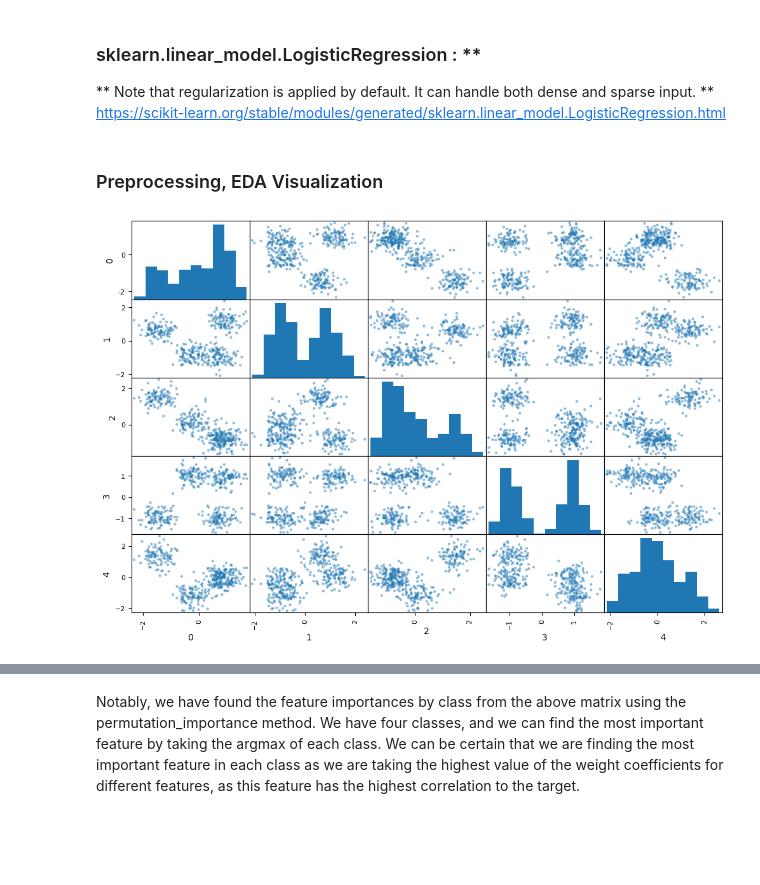
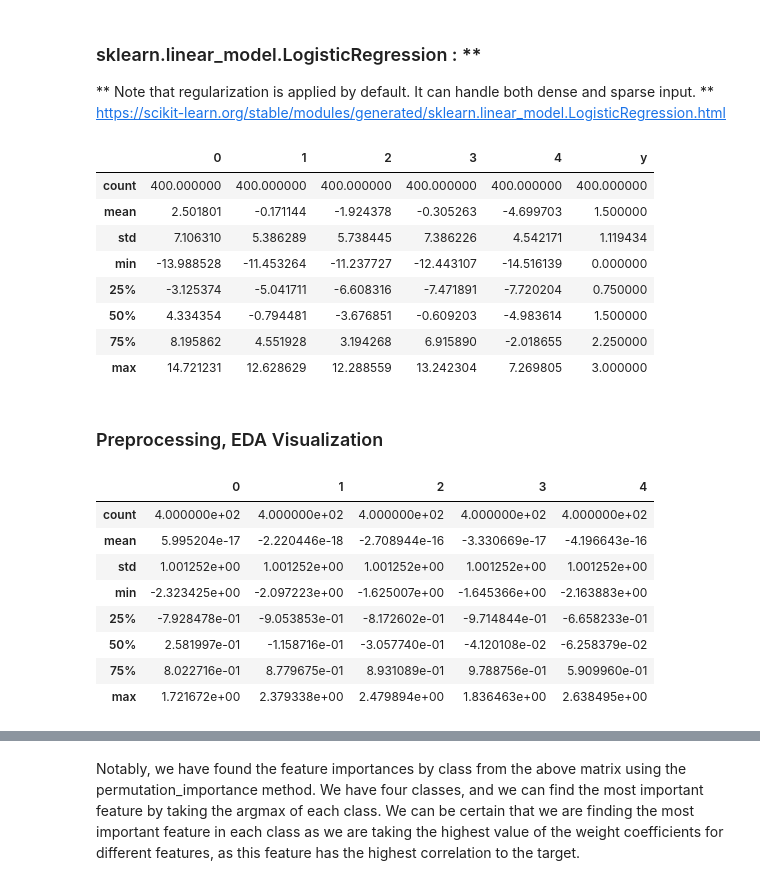
Before and after one commit to matthewpkearney/cs559_hw4, a Jupyter notebook: HW4_MattKearney.ipynb, the cells around one changed output, grey strips where cells are left out. Saved outputs shown, nothing was run; the diff lists cells and outputs as text; code cells hidden in the pictures; blank space fills up the shorter version.

```diff
--- a/HW4_MattKearney.ipynb
+++ b/HW4_MattKearney.ipynb
@@ -7,13 +7,24 @@
 # %%
 from sklearn import datasets
 import pandas as pd
 import numpy as np
 
 X, y, centers = datasets.make_blobs(n_samples = 400, n_features = 5,
             centers=4, cluster_std = 2, random_state=100, return_centers=True)
 
 DF_y= pd.DataFrame(X)
 DF_y['y']= y
+DF_y.describe()
+# %% [output]
+|  | 0 | 1 | 2 | 3 | 4 | y |
+| count | 400.000000 | 400.000000 | 400.000000 | 400.000000 | 400.000000 | 400.000000 |
+| mean | 2.501801 | -0.171144 | -1.924378 | -0.305263 | -4.699703 | 1.500000 |
+| std | 7.106310 | 5.386289 | 5.738445 | 7.386226 | 4.542171 | 1.119434 |
+| min | -13.988528 | -11.453264 | -11.237727 | -12.443107 | -14.516139 | 0.000000 |
+| 25% | -3.125374 | -5.041711 | -6.608316 | -7.471891 | -7.720204 | 0.750000 |
+| 50% | 4.334354 | -0.794481 | -3.676851 | -0.609203 | -4.983614 | 1.500000 |
+| 75% | 8.195862 | 4.551928 | 3.194268 | 6.915890 | -2.018655 | 2.250000 |
+| max | 14.721231 | 12.628629 | 12.288559 | 13.242304 | 7.269805 | 3.000000 |
 # %% [markdown]
 ### Preprocessing, EDA Visualization
 # %%
@@ -26,8 +37,14 @@ X_s = scaler.fit_transform(X)
 ## y is a discrete target, so we don't want to touch this
 
 DF = pd.DataFrame(X_s)
-
-scatter_matrix(DF, figsize=(12,8))
-plt.show()
+DF.describe() ## means are very close to zero.
 # %% [output]
-[figure, removed]
+|  | 0 | 1 | 2 | 3 | 4 |
+| count | 4.000000e+02 | 4.000000e+02 | 4.000000e+02 | 4.000000e+02 | 4.000000e+02 |
+| mean | 5.995204e-17 | -2.220446e-18 | -2.708944e-16 | -3.330669e-17 | -4.196643e-16 |
+| std | 1.001252e+00 | 1.001252e+00 | 1.001252e+00 | 1.001252e+00 | 1.001252e+00 |
+| min | -2.323425e+00 | -2.097223e+00 | -1.625007e+00 | -1.645366e+00 | -2.163883e+00 |
+| 25% | -7.928478e-01 | -9.053853e-01 | -8.172602e-01 | -9.714844e-01 | -6.658233e-01 |
+| 50% | 2.581997e-01 | -1.158716e-01 | -3.057740e-01 | -4.120108e-02 | -6.258379e-02 |
+| 75% | 8.022716e-01 | 8.779675e-01 | 8.931089e-01 | 9.788756e-01 | 5.909960e-01 |
+| max | 1.721672e+00 | 2.379338e+00 | 2.479894e+00 | 1.836463e+00 | 2.638495e+00 |
```
Also changed, not shown: parts of 19 cells of this notebook.
